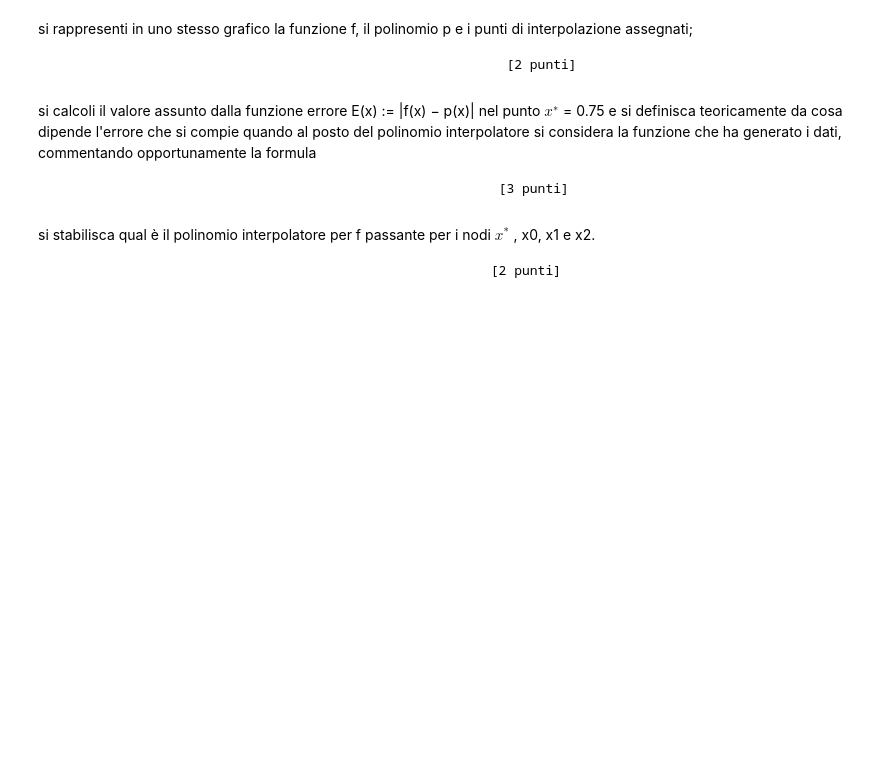
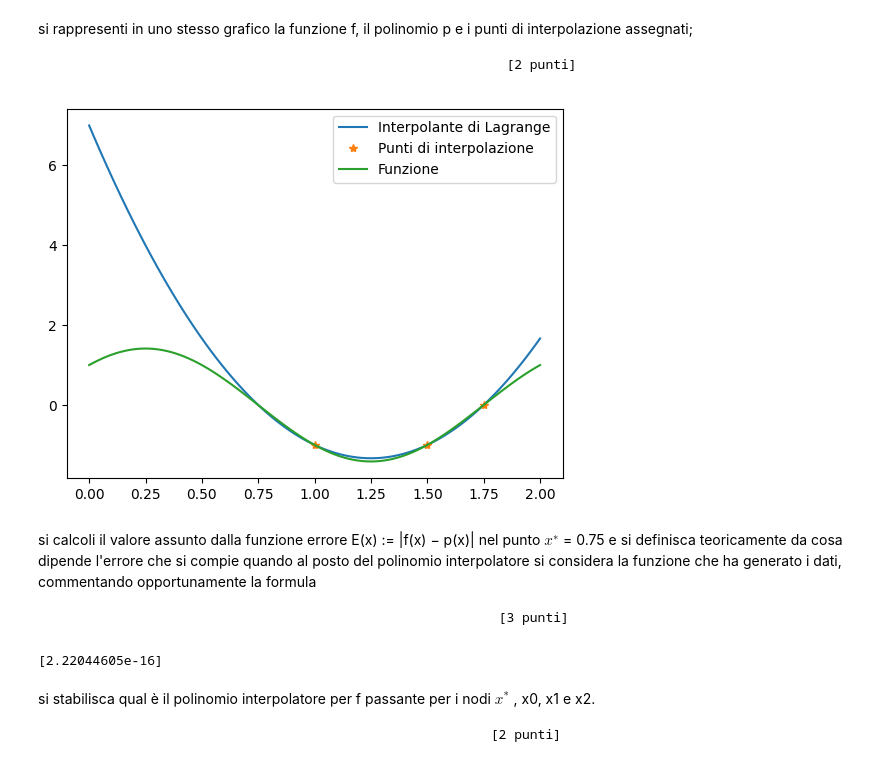
Before and after one commit to ThePaglia/Uni, a Jupyter notebook: METODI NUMERICI/Potenziamento 26 Maggio 2023+ Soluzione-20230604/Potenziamento_26_Maggio.ipynb, the cells around one changed output. Drawn from its saved outputs; the diff is of its cells as text; code cells hidden in the pictures; blank space fills up the shorter version.

```diff
--- a/METODI NUMERICI/Potenziamento 26 Maggio 2023+ Soluzione-20230604/Potenziamento_26_Maggio.ipynb
+++ b/METODI NUMERICI/Potenziamento 26 Maggio 2023+ Soluzione-20230604/Potenziamento_26_Maggio.ipynb
@@ -10,14 +57,31 @@ Sia assegnata la funzione $f(x)=cos(\pi x)+sin(\pi x)$, $ x \in [0,2]$
 facendo uso delle functions implementate precedentemente, si determini il polinomio p che interpola f nei nodi  x0 = 1, x1 = 1.5, x2 = 1.75.
 
                                                                [3 punti]
+# %%
+f = lambda x : np.cos(np.pi*x) + np.sin(np.pi*x)
+x = np.array([1, 1.5, 1.75])
+xx = np.linspace(0,2,100)
+fi = InterpL(x, f(x), xx)
 # %% [markdown]
 si rappresenti in uno stesso grafico la funzione f, il polinomio p e i punti di interpolazione assegnati;
 
                                                               [2 punti]
+# %%
+plt.plot(xx, fi, x, f(x), "*", xx, f(xx))
+plt.legend(["Interpolante di Lagrange", "Punti di interpolazione", "Funzione"])
+plt.show()
+# %% [output]
+[figure, added]
 # %% [markdown]
  si calcoli il valore assunto dalla funzione errore E(x) := |f(x) − p(x)| nel punto $x^∗$ = 0.75 e si definisca teoricamente da cosa dipende l'errore che si compie quando al posto del polinomio interpolatore si considera la funzione che ha generato i dati, commentando opportunamente la formula
 
                                                              [3 punti]
+# %%
+valErrore = 0.75
+errore = np.abs(f(valErrore) - InterpL(x, f(x), np.array(valErrore)))
+print(errore)
+# %% [output]
+[2.22044605e-16]
 # %% [markdown]
 si stabilisca qual è il polinomio interpolatore per f passante per i nodi $x^*$
 , x0, x1 e x2.
```
Also changed, not shown: parts of 5 cells of this notebook, 1 other file.
